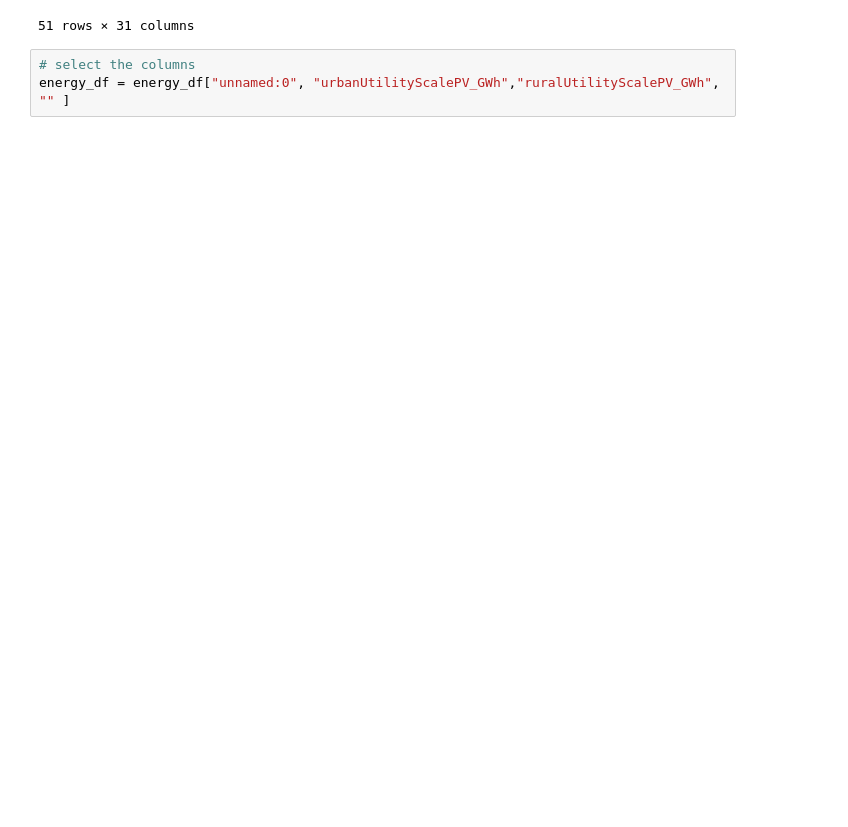
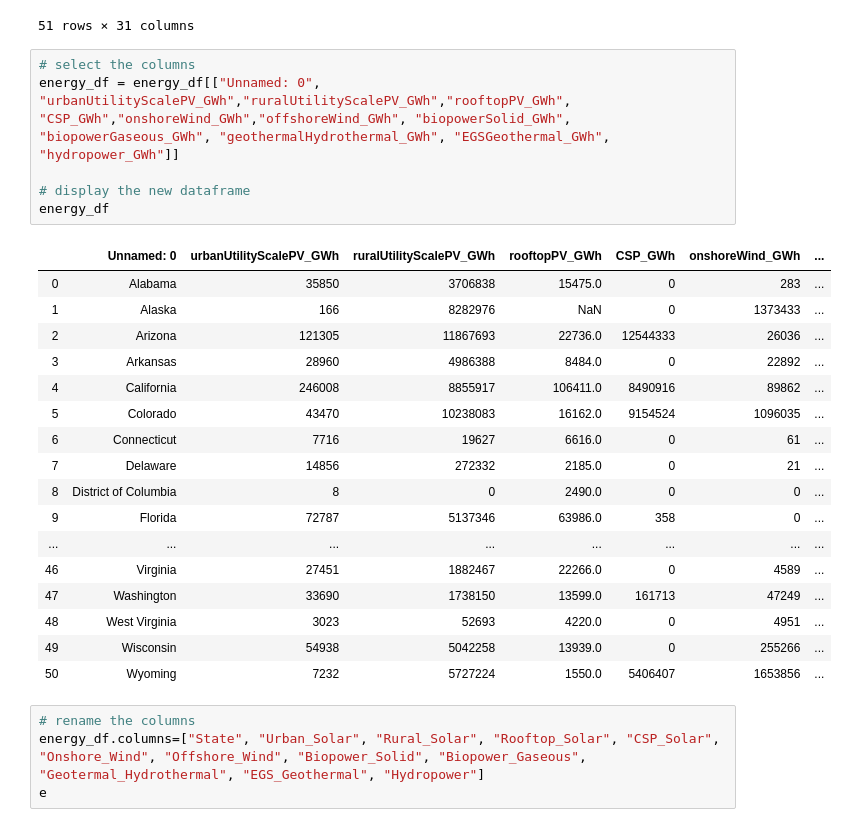
Before and after one commit to nadireag/ETL-Project, a Jupyter notebook: EnergyETL.ipynb, the cells around one changed output. Drawn from its saved outputs; the diff is of its cells as text; blank space fills up the shorter version.

Commit message:
cleaned dataframe

```diff
--- a/EnergyETL.ipynb
+++ b/EnergyETL.ipynb
@@ -32,4 +32,29 @@ energy_df
 51 rows × 31 columns
 # %%
 # select the columns
-energy_df = energy_df["unnamed:0", "urbanUtilityScalePV_GWh","ruralUtilityScalePV_GWh", "" ]
+energy_df = energy_df[["Unnamed: 0", "urbanUtilityScalePV_GWh","ruralUtilityScalePV_GWh","rooftopPV_GWh", "CSP_GWh","onshoreWind_GWh","offshoreWind_GWh", "biopowerSolid_GWh", "biopowerGaseous_GWh", "geothermalHydrothermal_GWh", "EGSGeothermal_GWh", "hydropower_GWh"]]
+
+# display the new dataframe
+energy_df
+# %% [output]
+|  | Unnamed: 0 | urbanUtilityScalePV_GWh | ruralUtilityScalePV_GWh | rooftopPV_GWh | CSP_GWh | onshoreWind_GWh | ... |
+| 0 | Alabama | 35850 | 3706838 | 15475.0 | 0 | 283 | ... |
+| 1 | Alaska | 166 | 8282976 | NaN | 0 | 1373433 | ... |
+| 2 | Arizona | 121305 | 11867693 | 22736.0 | 12544333 | 26036 | ... |
+| 3 | Arkansas | 28960 | 4986388 | 8484.0 | 0 | 22892 | ... |
+| 4 | California | 246008 | 8855917 | 106411.0 | 8490916 | 89862 | ... |
+| 5 | Colorado | 43470 | 10238083 | 16162.0 | 9154524 | 1096035 | ... |
+| 6 | Connecticut | 7716 | 19627 | 6616.0 | 0 | 61 | ... |
+| 7 | Delaware | 14856 | 272332 | 2185.0 | 0 | 21 | ... |
+| 8 | District of Columbia | 8 | 0 | 2490.0 | 0 | 0 | ... |
+| 9 | Florida | 72787 | 5137346 | 63986.0 | 358 | 0 | ... |
+| ... | ... | ... | ... | ... | ... | ... | ... |
+| 46 | Virginia | 27451 | 1882467 | 22266.0 | 0 | 4589 | ... |
+| 47 | Washington | 33690 | 1738150 | 13599.0 | 161713 | 47249 | ... |
+| 48 | West Virginia | 3023 | 52693 | 4220.0 | 0 | 4951 | ... |
+| 49 | Wisconsin | 54938 | 5042258 | 13939.0 | 0 | 255266 | ... |
+| 50 | Wyoming | 7232 | 5727224 | 1550.0 | 5406407 | 1653856 | ... |
+# %%
+# rename the columns
+energy_df.columns=["State", "Urban_Solar", "Rural_Solar", "Rooftop_Solar", "CSP_Solar", "Onshore_Wind", "Offshore_Wind", "Biopower_Solid", "Biopower_Gaseous", "Geotermal_Hydrothermal", "EGS_Geothermal", "Hydropower"]
+e
```
